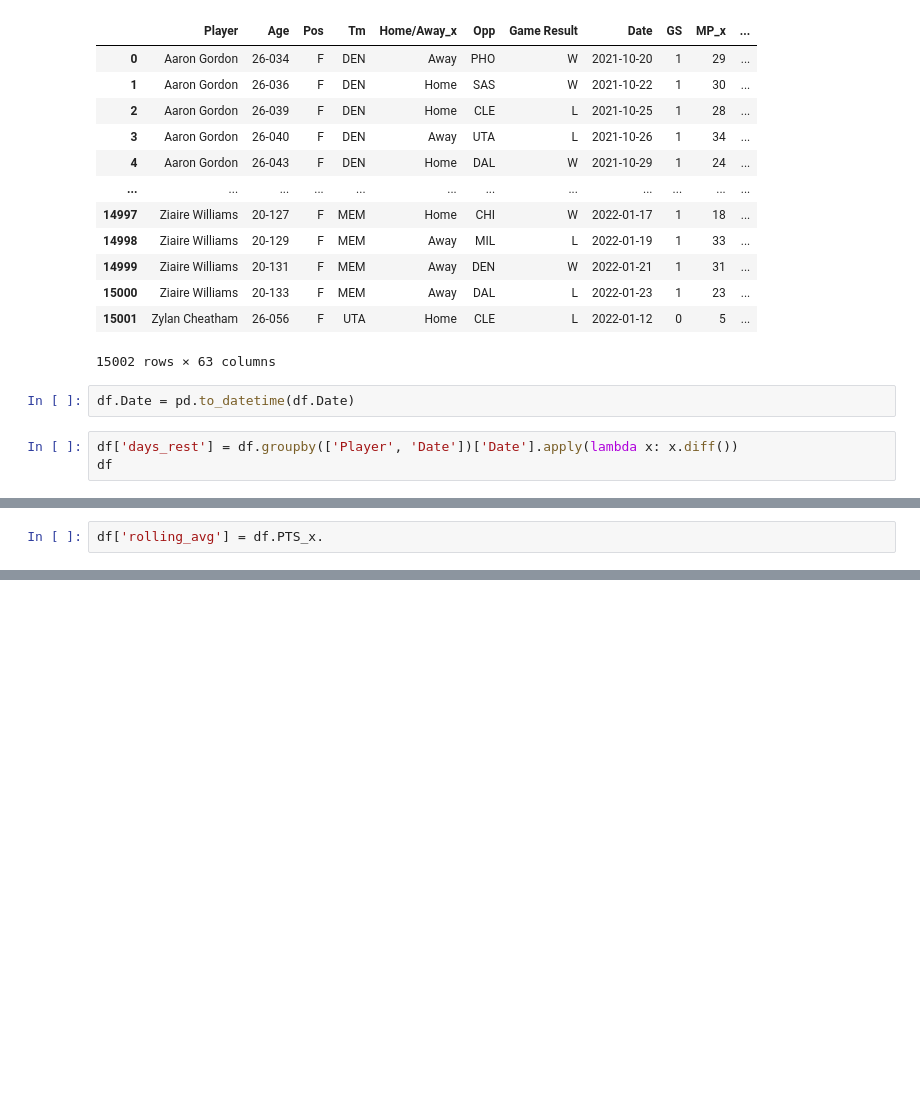
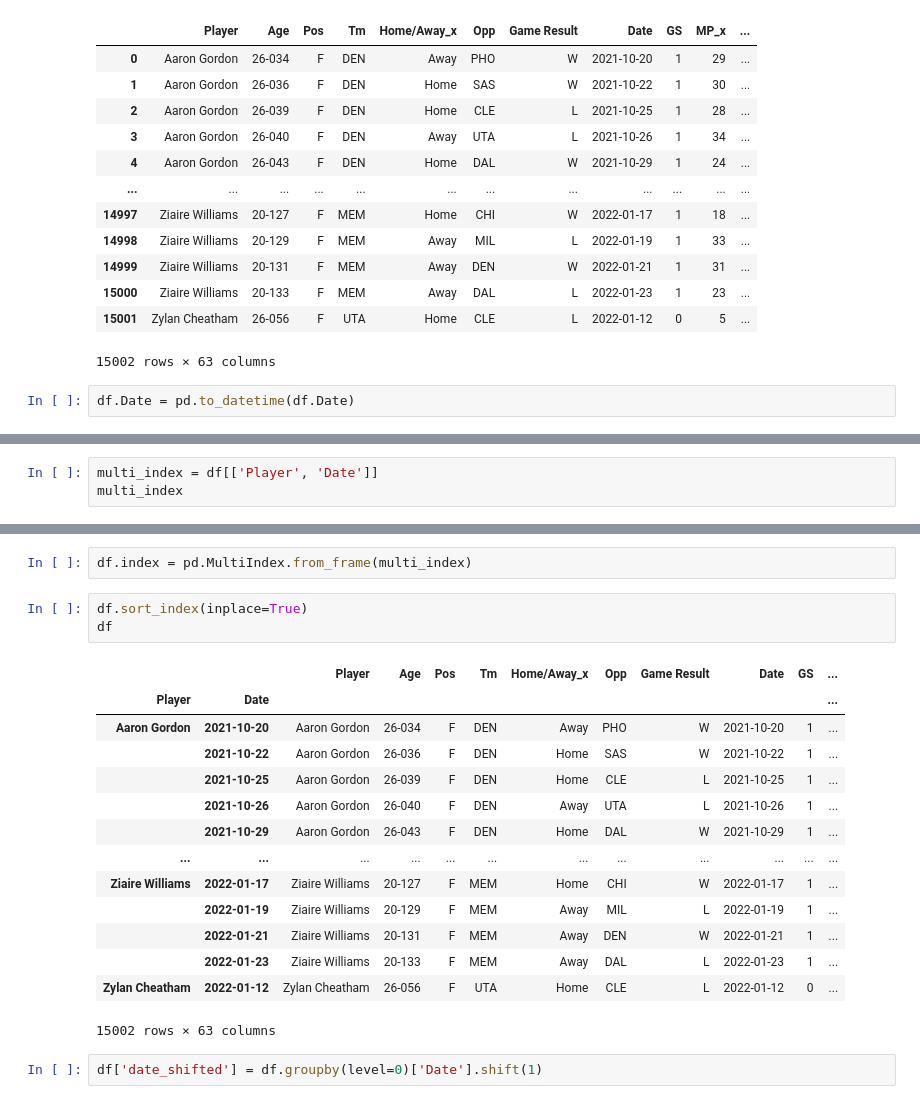
Before and after one commit to VinceDiR/Prop_Betting_Regression_Project, a Jupyter notebook: Engineering and Modelling.ipynb, the cells around one changed output, grey strips where cells are left out. Saved outputs shown, nothing was run; the diff lists cells and outputs as text; blank space fills up the shorter version.

```diff
--- a/Engineering and Modelling.ipynb
+++ b/Engineering and Modelling.ipynb
@@ -28,6 +30,3 @@ df
 15002 rows × 63 columns
 # %%
 df.Date = pd.to_datetime(df.Date)
-# %%
-df['days_rest'] = df.groupby(['Player', 'Date'])['Date'].apply(lambda x: x.diff())
-df
@@ -48,2 +33,3 @@ df
-# %%
-df['rolling_avg'] = df.PTS_x.
+# %%
+multi_index = df[['Player', 'Date']]
+multi_index
@@ -49,0 +50,22 @@ df['rolling_avg'] = df.PTS_x.
+# %%
+df.index = pd.MultiIndex.from_frame(multi_index)
+# %%
+df.sort_index(inplace=True)
+df
+# %% [output]
+|  |  | Player | Age | Pos | Tm | Home/Away_x | Opp | Game Result | Date | GS | ... |
+| Player | Date |  |  |  |  |  |  |  |  |  | ... |
+| Aaron Gordon | 2021-10-20 | Aaron Gordon | 26-034 | F | DEN | Away | PHO | W | 2021-10-20 | 1 | ... |
+|  | 2021-10-22 | Aaron Gordon | 26-036 | F | DEN | Home | SAS | W | 2021-10-22 | 1 | ... |
+|  | 2021-10-25 | Aaron Gordon | 26-039 | F | DEN | Home | CLE | L | 2021-10-25 | 1 | ... |
+|  | 2021-10-26 | Aaron Gordon | 26-040 | F | DEN | Away | UTA | L | 2021-10-26 | 1 | ... |
+|  | 2021-10-29 | Aaron Gordon | 26-043 | F | DEN | Home | DAL | W | 2021-10-29 | 1 | ... |
+| ... | ... | ... | ... | ... | ... | ... | ... | ... | ... | ... | ... |
+| Ziaire Williams | 2022-01-17 | Ziaire Williams | 20-127 | F | MEM | Home | CHI | W | 2022-01-17 | 1 | ... |
+|  | 2022-01-19 | Ziaire Williams | 20-129 | F | MEM | Away | MIL | L | 2022-01-19 | 1 | ... |
+|  | 2022-01-21 | Ziaire Williams | 20-131 | F | MEM | Away | DEN | W | 2022-01-21 | 1 | ... |
+|  | 2022-01-23 | Ziaire Williams | 20-133 | F | MEM | Away | DAL | L | 2022-01-23 | 1 | ... |
+| Zylan Cheatham | 2022-01-12 | Zylan Cheatham | 26-056 | F | UTA | Home | CLE | L | 2022-01-12 | 0 | ... |
+15002 rows × 63 columns
+# %%
+df['date_shifted'] = df.groupby(level=0)['Date'].shift(1)
```
Also changed, not shown: parts of 13 cells of this notebook.
